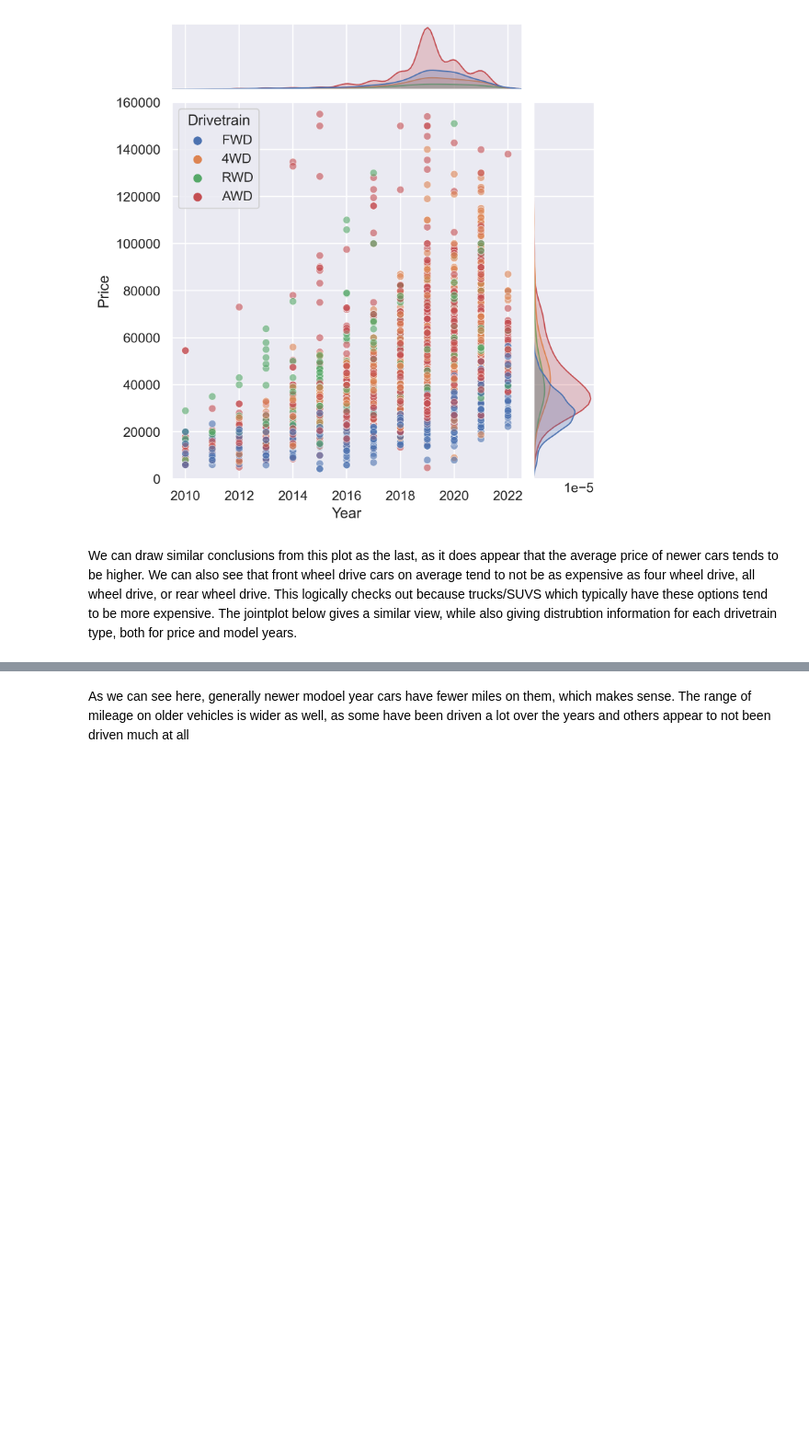
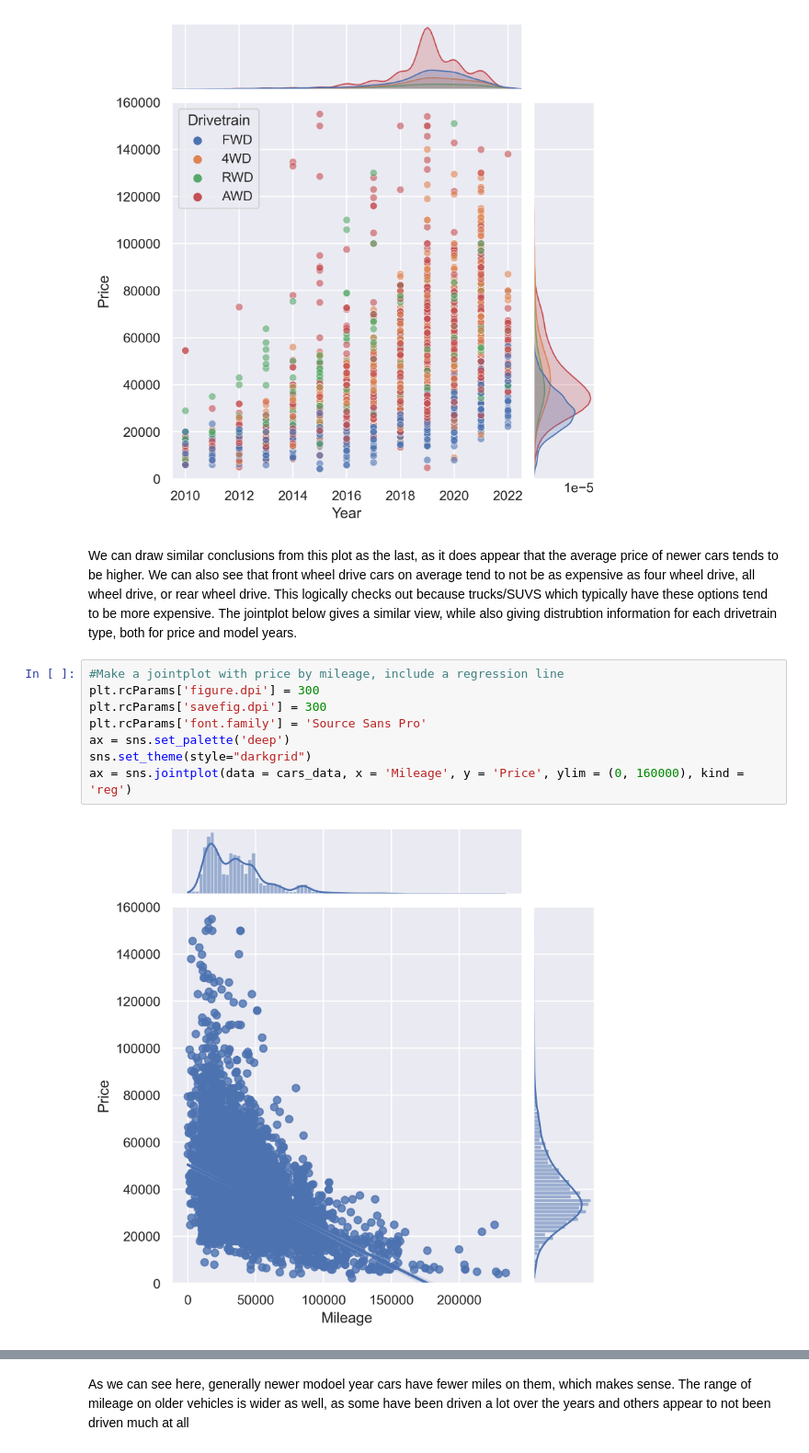
Before and after one commit to mpicard27/Picard-Portfolio-Project, a Jupyter notebook: Used_Car_Analysis.ipynb, the cells around one changed output, grey strips where cells are left out. Shown at 92% size. Saved outputs shown, nothing was run; the diff lists cells and outputs as text; blank space fills up the shorter version.

```diff
--- a/Used_Car_Analysis.ipynb
+++ b/Used_Car_Analysis.ipynb
@@ -386,3 +386,13 @@ plt.show()
 [figure]
 # %% [markdown]
 We can draw similar conclusions from this plot as the last, as it does appear that the average price of newer cars tends to be higher.  We can also see that front wheel drive cars on average tend to not be as expensive as four wheel drive, all wheel drive, or rear wheel drive.  This logically checks out because trucks/SUVS which typically have these options tend to be more expensive.  The jointplot below gives a similar view, while also giving distrubtion information for each drivetrain type, both for price and model years.
+# %%
+#Make a jointplot with price by mileage, include a regression line
+plt.rcParams['figure.dpi'] = 300
+plt.rcParams['savefig.dpi'] = 300
+plt.rcParams['font.family'] = 'Source Sans Pro'
+ax = sns.set_palette('deep')
+sns.set_theme(style="darkgrid")
+ax = sns.jointplot(data = cars_data, x = 'Mileage', y = 'Price', ylim = (0, 160000), kind = 'reg')
+# %% [output]
+[figure, added]
```
Also changed, not shown: parts of 2 cells of this notebook.
